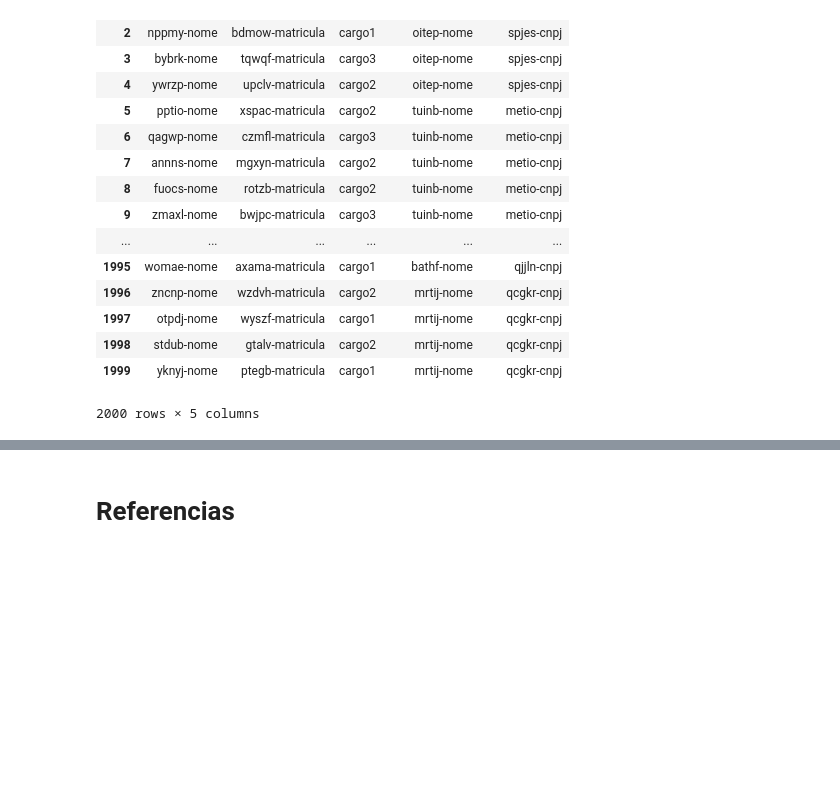
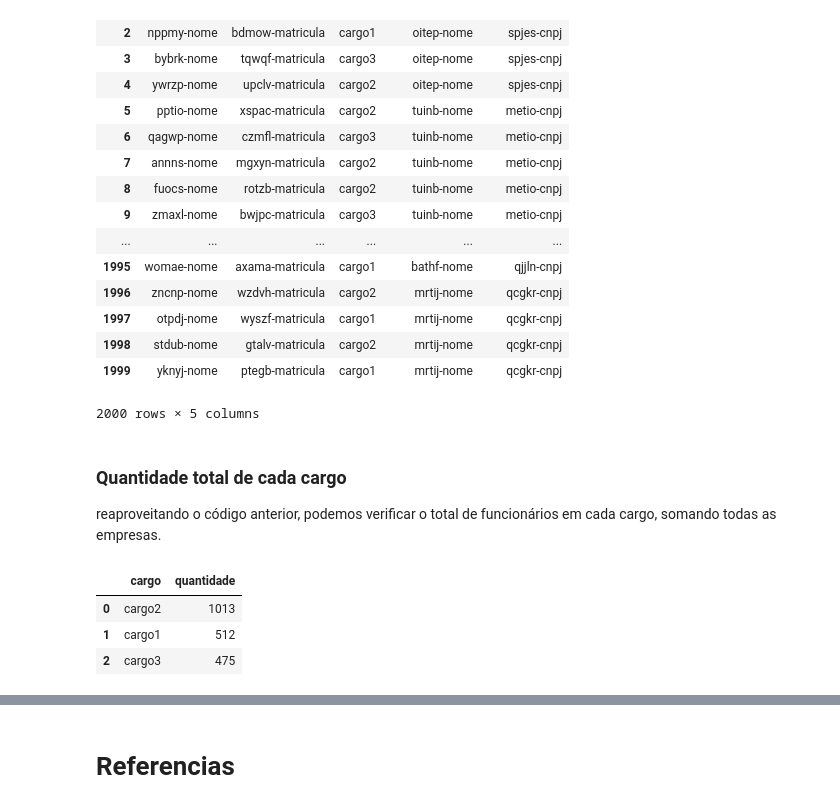
Before and after one commit to Edmiltho/BD2TrabalhoIntegrado, a Jupyter notebook: Jupyter_relatorio_flanela.ipynb, the cells around one changed output, grey strips where cells are left out. Saved outputs shown, nothing was run; the diff lists cells and outputs as text; code cells hidden in the pictures; blank space fills up the shorter version.

```diff
--- a/Jupyter_relatorio_flanela.ipynb
+++ b/Jupyter_relatorio_flanela.ipynb
@@ -285,3 +284,6 @@ result
 | 1998 | stdub-nome | gtalv-matricula | cargo2 | mrtij-nome | qcgkr-cnpj |
 | 1999 | yknyj-nome | ptegb-matricula | cargo1 | mrtij-nome | qcgkr-cnpj |
 2000 rows × 5 columns
+# %% [markdown]
+### Quantidade total de cada cargo
+reaproveitando o código anterior, podemos verificar o total de funcionários em cada cargo, somando todas as empresas.
@@ -287,0 +302,7 @@ result
+# %%
+result
+# %% [output]
+|  | cargo | quantidade |
+| 0 | cargo2 | 1013 |
+| 1 | cargo1 | 512 |
+| 2 | cargo3 | 475 |
```
Also changed, not shown: parts of 7 cells of this notebook.
